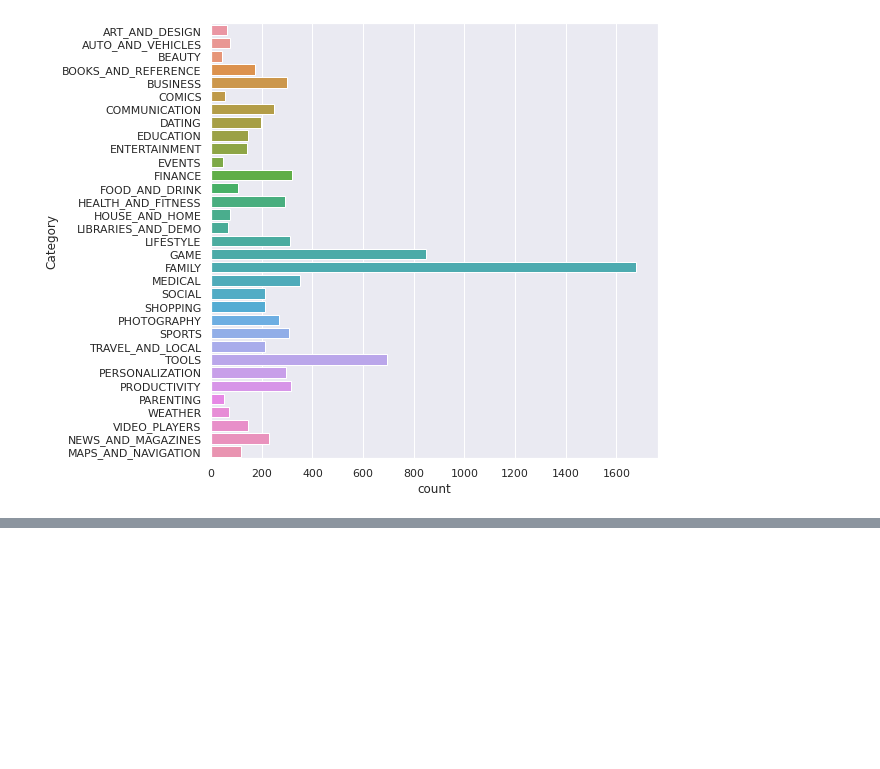
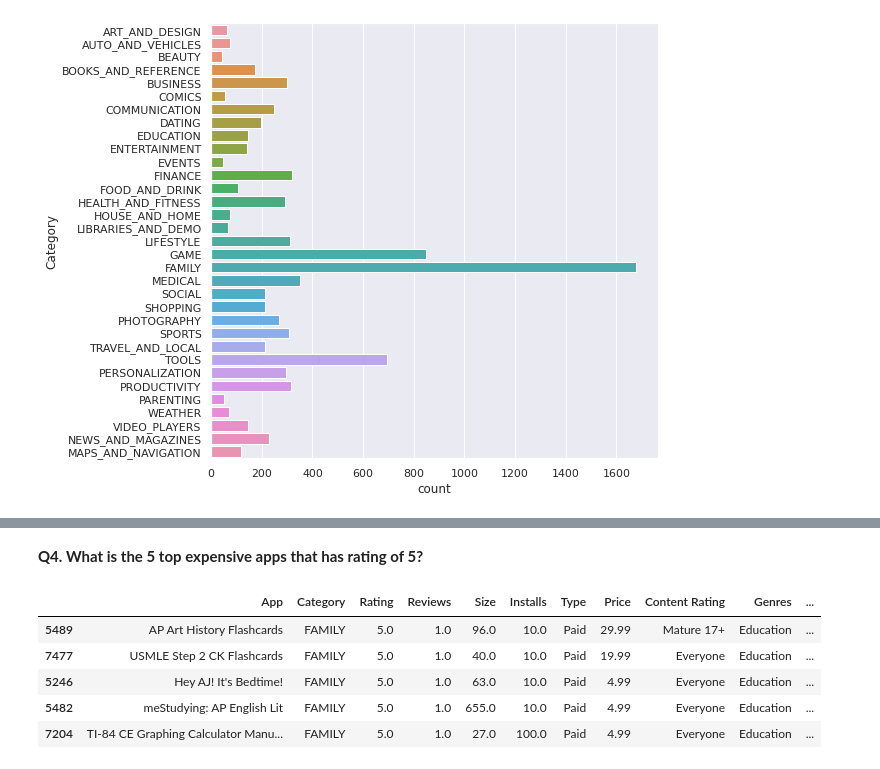
Before and after one commit to DeepakSingh1992/EDA-PROJECT, a Jupyter notebook: Deepak_Singh_EDA_of_Play_Store_App_Review_Analysis_Capstone_Project.ipynb, the cells around one changed output, grey strips where cells are left out. Drawn from its saved outputs; the diff is of its cells as text; code cells hidden in the pictures; blank space fills up the shorter version.

```diff
--- a/Deepak_Singh_EDA_of_Play_Store_App_Review_Analysis_Capstone_Project.ipynb
+++ b/Deepak_Singh_EDA_of_Play_Store_App_Review_Analysis_Capstone_Project.ipynb
@@ -952,0 +969,11 @@ sns.countplot(y = "Category", data = df)
+# %% [markdown]
+**Q4. What is the 5 top expensive apps that has rating of 5?**
+# %%
+df[ df["Rating"] == 5 ].sort_values( by = "Price", ascending = False).head()
+# %% [output]
+|  | App | Category | Rating | Reviews | Size | Installs | Type | Price | Content Rating | Genres | ... |
+| 5489 | AP Art History Flashcards | FAMILY | 5.0 | 1.0 | 96.0 | 10.0 | Paid | 29.99 | Mature 17+ | Education | ... |
+| 7477 | USMLE Step 2 CK Flashcards | FAMILY | 5.0 | 1.0 | 40.0 | 10.0 | Paid | 19.99 | Everyone | Education | ... |
+| 5246 | Hey AJ! It's Bedtime! | FAMILY | 5.0 | 1.0 | 63.0 | 10.0 | Paid | 4.99 | Everyone | Education | ... |
+| 5482 | meStudying: AP English Lit | FAMILY | 5.0 | 1.0 | 655.0 | 10.0 | Paid | 4.99 | Everyone | Education | ... |
+| 7204 | TI-84 CE Graphing Calculator Manu... | FAMILY | 5.0 | 1.0 | 27.0 | 100.0 | Paid | 4.99 | Everyone | Education | ... |
```
Also changed, not shown: parts of 5 cells of this notebook.
